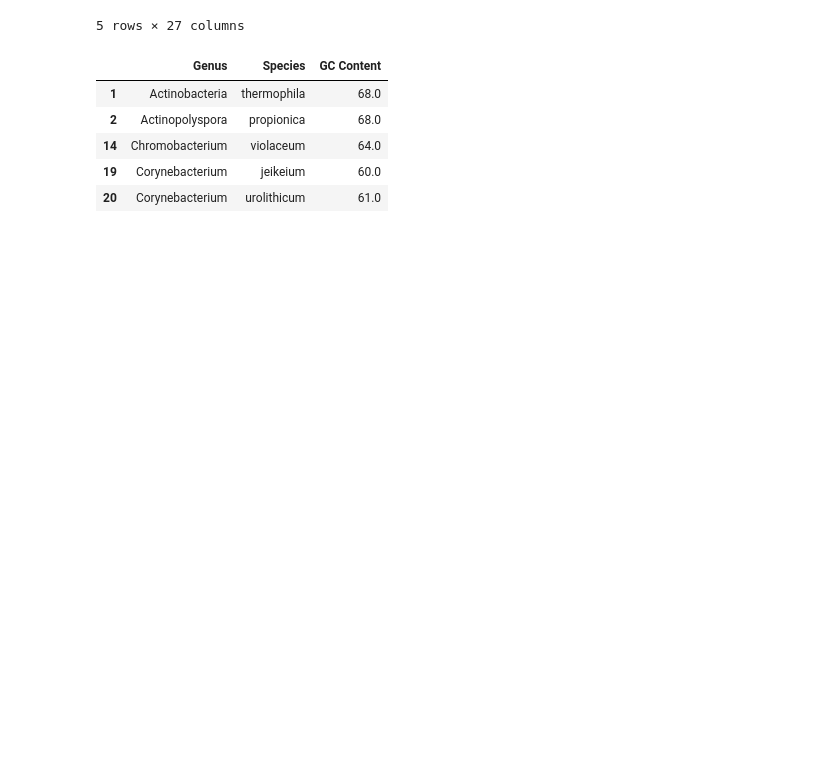
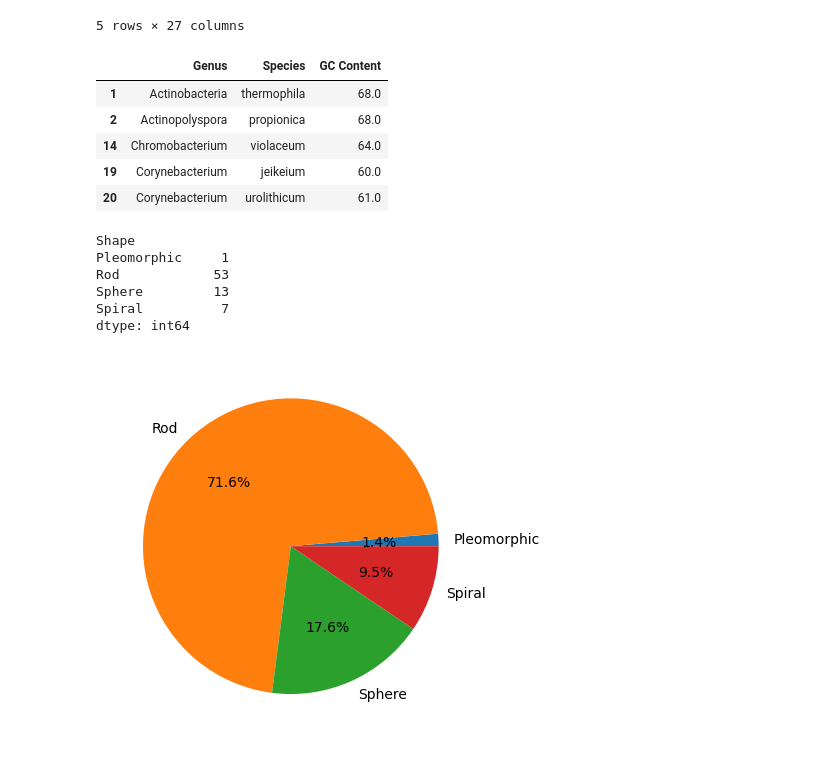
Before and after one commit to kucupwn/MicrobesGrid, a Jupyter notebook: main.ipynb, the cells around one changed output. Saved outputs shown, nothing was run; the diff lists cells and outputs as text; code cells hidden in the pictures; blank space fills up the shorter version.

Commit message:
get 3 main shape

```diff
--- a/main.ipynb
+++ b/main.ipynb
@@ -252,3 +252,18 @@ display(more_than_60_gc_content[["Genus", "Species", "GC Content"]].head(5))
 | 14 | Chromobacterium | violaceum | 64.0 |
 | 19 | Corynebacterium | jeikeium | 60.0 |
 | 20 | Corynebacterium | urolithicum | 61.0 |
+# %%
+shapes = df.groupby("Shape").size()
+print(shapes)
+# %% [output]
+Shape
+Pleomorphic     1
+Rod            53
+Sphere         13
+Spiral          7
+dtype: int64
+# %%
+plt.pie(shapes, labels=shapes.index, autopct="%1.1f%%", startangle=0)
+plt.show()
+# %% [output]
+[figure, added]
```
Also changed, not shown: parts of 5 cells of this notebook.
